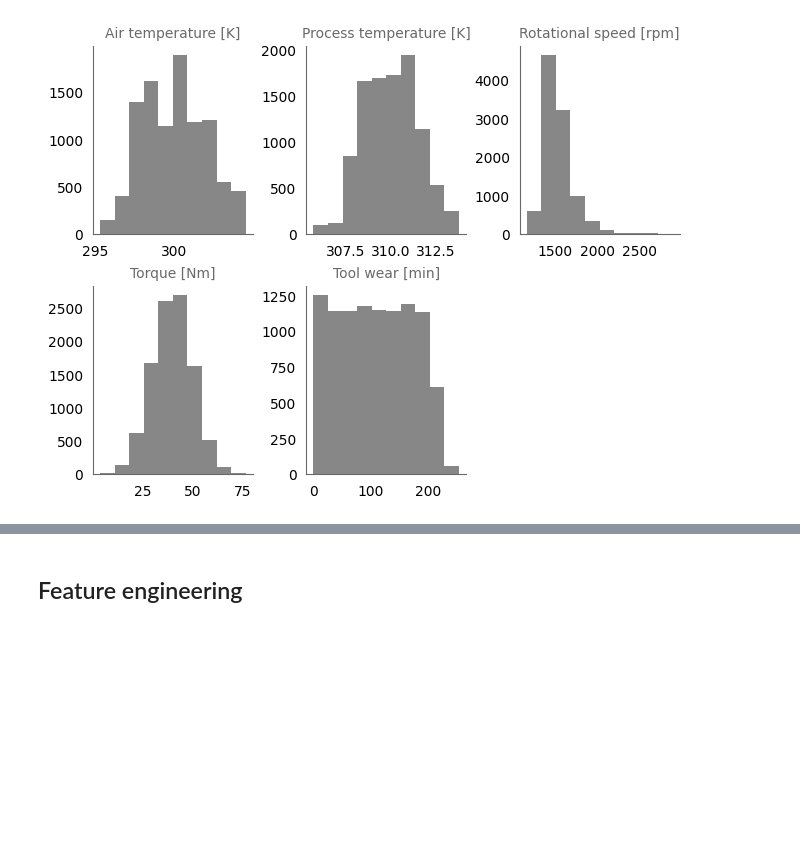
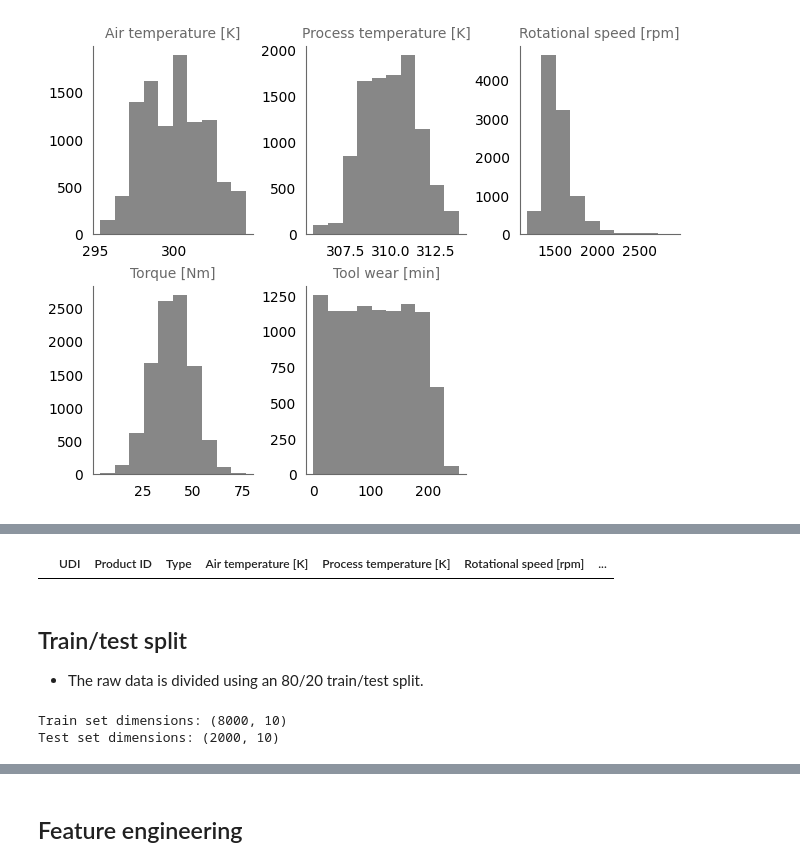
Before and after one commit to earth1987/machine-failure-type, a Jupyter notebook: notebooks/data_exploration.ipynb, the cells around one changed output, grey strips where cells are left out. Saved outputs shown, nothing was run; the diff lists cells and outputs as text; code cells hidden in the pictures; blank space fills up the shorter version.

```diff
--- a/notebooks/data_exploration.ipynb
+++ b/notebooks/data_exploration.ipynb
@@ -338,0 +345,21 @@ Series([], dtype: int64)
+# %%
+raw_df[raw_df.duplicated()]
+# %% [output]
+|  | UDI | Product ID | Type | Air temperature [K] | Process temperature [K] | Rotational speed [rpm] | ... |
+# %% [markdown]
+## Train/test split
+* The raw data is divided using an 80/20 train/test split.
+# %%
+# Divide train/test data
+X_cols = [x for x in raw_df.columns if x != 'Target' and x!= 'Failure Type']
+X_train, X_test, y_train, y_test = train_test_split(
+    raw_df[X_cols], raw_df[['Target', 'Failure Type']], test_size=0.2, random_state=42
+)
+train_df = pd.concat([X_train, y_train], axis=1).reset_index(drop=True)
+test_df = pd.concat([X_test, y_test], axis=1).reset_index(drop=True)
+
+print(f'Train set dimensions: {train_df.shape}')
+print(f'Test set dimensions: {test_df.shape}')
+# %% [output]
+Train set dimensions: (8000, 10)
+Test set dimensions: (2000, 10)
```
Also changed, not shown: parts of 74 cells of this notebook.
